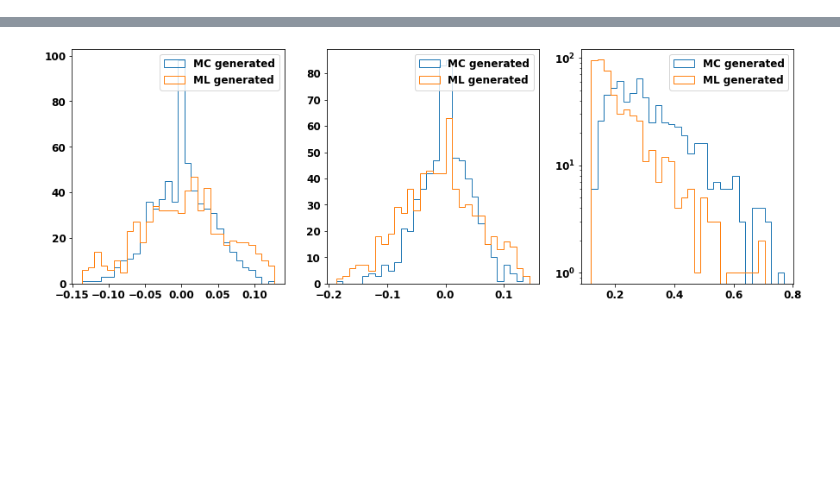
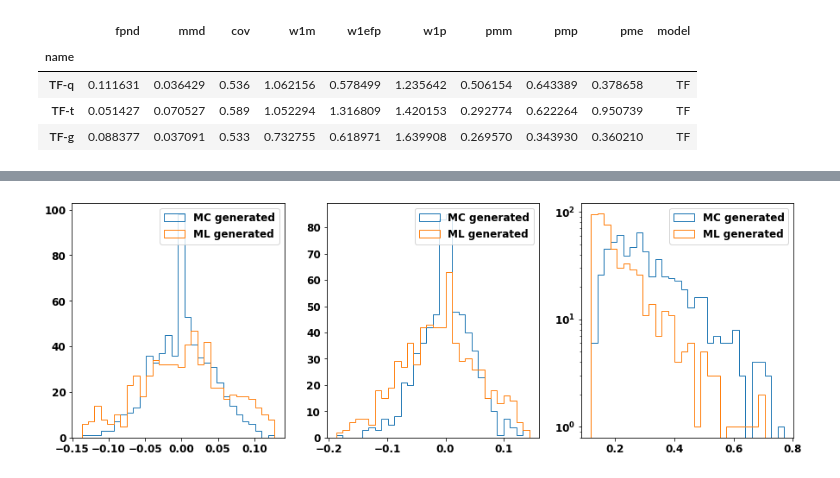
Before and after one commit to kaechb/LitJetNet, a Jupyter notebook: LitNF/plots-trafo-Neurips.ipynb, the cells around one changed output, grey strips where cells are left out. Saved outputs shown, nothing was run; the diff lists cells and outputs as text; code cells hidden in the pictures; blank space fills up the shorter version.

```diff
--- a/LitNF/plots-trafo-Neurips.ipynb
+++ b/LitNF/plots-trafo-Neurips.ipynb
@@ -437,0 +447,57 @@ for mo in [best_model_g,best_model_q,best_model_t]:
+# %%
+from tkinter import W
+temp_df["name"]=np.array(["TF-q","TF-t","TF-g"])
+results_df=temp_df.copy()
+
+
+
+
+def format_mean_sd(mean, sd):
+    """round mean and standard deviation to most significant digit of sd and apply latex formatting"""
+    decimals = -int(np.floor(np.log10(sd)))
+    decimals -= int((sd * 10 ** decimals) >= 9.5)
+
+    if decimals < 0:
+        ten_to = 10 ** (-decimals)
+        if mean > ten_to:
+            mean = ten_to * (mean // ten_to)
+        else:
+            mean_ten_to = 10 ** np.floor(np.log10(mean))
+            mean = mean_ten_to * (mean // mean_ten_to)
+        sd = ten_to * (sd // ten_to)
+        decimals = 0
+
+    if mean >= 1e3 and sd >= 1e3:
+        mean = np.round(mean * 1e-3)
+        sd = np.round(sd * 1e-3)
+        return f"${mean:.{decimals}f}$k $\\pm {sd:.{decimals}f}$k"
+    else:
+        return f"${mean:.{decimals}f} \\pm {sd:.{decimals}f}$"
+
+# print_table.index=["t"]#"q"
+print_table=results_df.copy()
+print_table["pmm"]=print_table["val_w1m"].apply(lambda x:x[1])
+print_table["val_w1m"]=print_table["val_w1m"].apply(lambda x:x[0])
+print_table["pmp"]=print_table["val_w1p"].apply(lambda x:x[1])
+print_table["val_w1p"]=print_table["val_w1p"].apply(lambda x:x[0])
+print_table["pme"]=print_table["val_w1efp"].apply(lambda x:x[1])
+print_table["val_w1efp"]=print_table["val_w1efp"].apply(lambda x:x[0])
+print_table.columns=["logprob","fpnd","mmd","cov","w1m","w1efp","w1p","name","pmm","pmp","pme"]
+cols=["w1m","w1p","w1efp","pmm","pmp","pme","cov","fpndv","mmd"]
+print_table["model"]=print_table["name"].str[:-2]
+print_table=print_table.drop("logprob",1).set_index("name",drop=False).drop("name",1)
+# print_table=print_table[["w1m","w1p","w1efp","fpnd","cov","mmd","pmm","pmp","pme","model"]]
+
+print_table.loc[:,"w1m"]*=1000
+print_table.loc[:,"w1p"]*=1000
+print_table.loc[:,"w1efp"]*=100000
+print_table.loc[:,"pmm"]*=1000
+print_table.loc[:,"pmp"]*=1000
+print_table.loc[:,"pme"]*=100000
+print_table
+# %% [output]
+|  | fpnd | mmd | cov | w1m | w1efp | w1p | pmm | pmp | pme | model |
+| name |  |  |  |  |  |  |  |  |  |  |
+| TF-q | 0.111631 | 0.036429 | 0.536 | 1.062156 | 0.578499 | 1.235642 | 0.506154 | 0.643389 | 0.378658 | TF |
+| TF-t | 0.051427 | 0.070527 | 0.589 | 1.052294 | 1.316809 | 1.420153 | 0.292774 | 0.622264 | 0.950739 | TF |
+| TF-g | 0.088377 | 0.037091 | 0.533 | 0.732755 | 0.618971 | 1.639908 | 0.269570 | 0.343930 | 0.360210 | TF |
```
Also changed, not shown: parts of 7 cells of this notebook, 2 other files.
